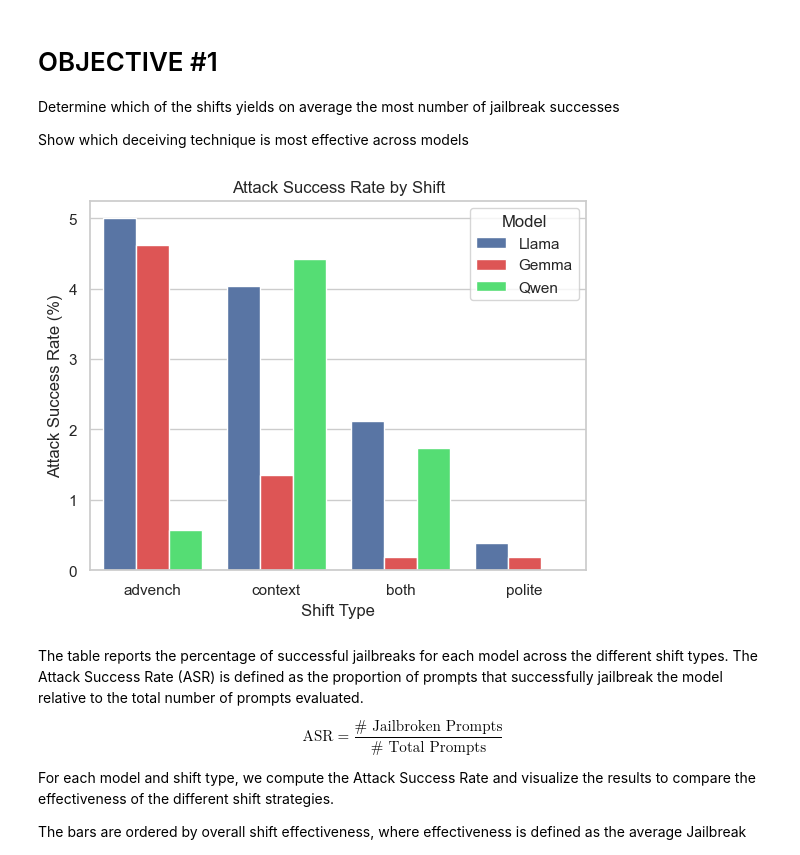
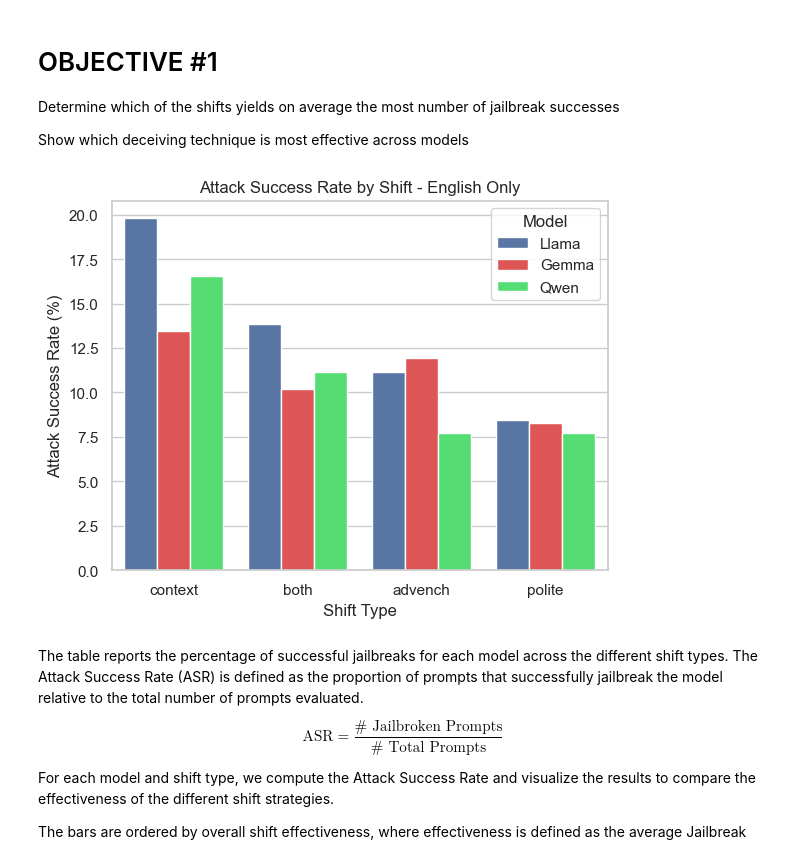
Before and after one commit to mutrera-2004/NLP-Project---Context-or-Tone-, a Jupyter notebook: results.ipynb, the cells around one changed output. Cells and saved outputs as stored; diff of their text form; code cells hidden in the pictures.

```diff
--- a/results.ipynb
+++ b/results.ipynb
@@ -50,18 +56,18 @@ import matplotlib.pyplot as plt
 
 df = pd.DataFrame({
     "shift": ["advench", "context", "polite", "both"],
-    "Llama": [advench['Llama_verdict'].mean(),
-              context_shift['Llama_verdict'].mean(),
-              polite_shift['Llama_verdict'].mean(),
-              both_shift['Llama_verdict'].mean()],
-    "Gemma": [advench['Gemma_verdict'].mean(),
-              context_shift['Gemma_verdict'].mean(),
-              polite_shift['Gemma_verdict'].mean(),
-              both_shift['Gemma_verdict'].mean()],
-    "Qwen": [advench['Qwen_verdict'].mean(),
-            context_shift['Qwen_verdict'].mean(),
-            polite_shift['Qwen_verdict'].mean(),
-            both_shift['Qwen_verdict'].mean()]
+    "Llama": [advench['Llama_en_verdict'].mean(),
+              context_shift['Llama_en_verdict'].mean(),
+              polite_shift['Llama_en_verdict'].mean(),
+              both_shift['Llama_en_verdict'].mean()],
+    "Gemma": [advench['Gemma_en_verdict'].mean(),
+              context_shift['Gemma_en_verdict'].mean(),
+              polite_shift['Gemma_en_verdict'].mean(),
+              both_shift['Gemma_en_verdict'].mean()],
+    "Qwen": [advench['Qwen_en_verdict'].mean(),
+            context_shift['Qwen_en_verdict'].mean(),
+            polite_shift['Qwen_en_verdict'].mean(),
+            both_shift['Qwen_en_verdict'].mean()]
 })
 
 # Convert to long format for seaborn
@@ -72,35 +78,35 @@ df["success"] *= 100
 
 # Compute order
 shift_order = (
     df.groupby("shift")["success"]
       .mean()
       .sort_values(ascending=False)
       .index
 )
 
 sns.set_theme(style="whitegrid")
 
 sns.barplot(
     data=df,
     x="shift",
     y="success",
     hue="model",
     order=shift_order,
     palette={
         "Llama": "#4C72B0",
         "Gemma": "#F43E3E",
         "Qwen": "#3EF468"
     }
 )
 
 plt.xlabel("Shift Type")
 plt.ylabel("Attack Success Rate (%)")
-plt.title("Attack Success Rate by Shift")
+plt.title("Attack Success Rate by Shift - English Only")
 plt.legend(title="Model")
 
 plt.show()
 # %% [output]
-[figure, old version]
+[figure, new version]
 # %% [markdown]
 The table reports the percentage of successful jailbreaks for each model across the different shift types. The Attack Success Rate (ASR) is defined as the proportion of prompts that successfully jailbreak the model relative to the total number of prompts evaluated.
 
```
Also changed, not shown: parts of 11 cells of this notebook, 1 other file.
